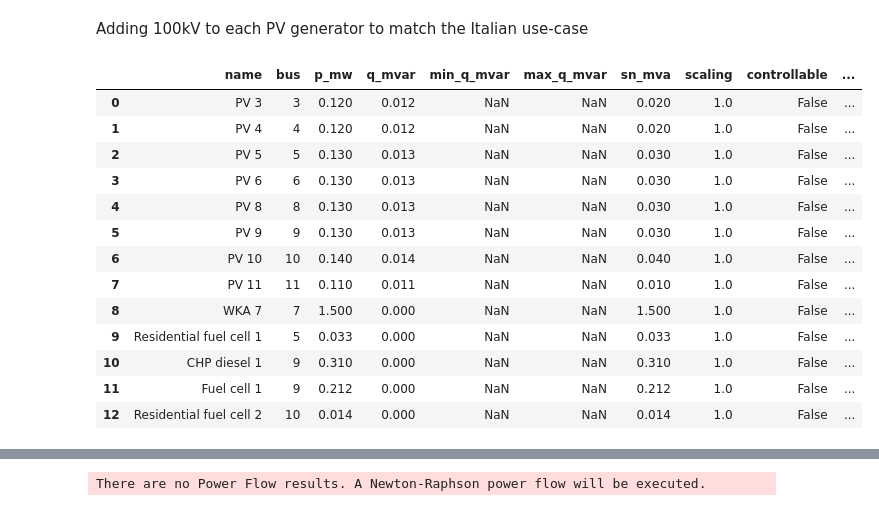
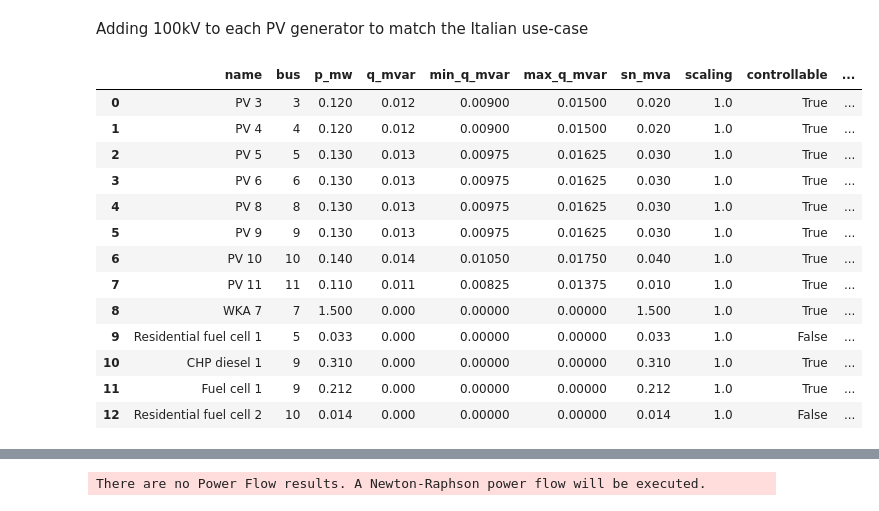
Before and after one commit to Dosclic98/pandapower-tests, a Jupyter notebook: pandapower_playground.ipynb, the cells around one changed output, grey strips where cells are left out. Cells and saved outputs as stored; diff of their text form; code cells hidden in the pictures.

Commit message:
Added bus, and generator constraints for OPF tests

```diff
--- a/pandapower_playground.ipynb
+++ b/pandapower_playground.ipynb
@@ -55,21 +55,35 @@ Adding 100kV to each PV generator to match the Italian use-case
 # %%
 for i in range(0, 8):
     if net.sgen.at[i, "p_mw"] < 0.1:
         net.sgen.at[i, "p_mw"] = net.sgen.at[i, "p_mw"] + 0.1 # Adding 0.1 MW to each PV generator
         net.sgen.at[i, "q_mvar"] = net.sgen.at[i, "p_mw"] * 0.1
+# Setting maximum active powert l
+# Setting minimum and maximum reactive power limits for all generators (needed for OPF)
+# Make all generators controllable if above 0.1 MW
+for i in range(0, 13):
+    if net.sgen.at[1, "type"] == "PV":
+        net.sgen.at[i, "min_p_mw"] = net.sgen.at[i, "p_mw"]
+        net.sgen.at[i, "max_p_mw"] = net.sgen.at[i, "p_mw"]
+    else:
+        net.sgen.at[i, "min_p_mw"] = net.sgen.at[i, "p_mw"] * 0.75
+        net.sgen.at[i, "max_p_mw"] = net.sgen.at[i, "p_mw"] * 1.25
+    net.sgen.at[i, "min_q_mvar"] = net.sgen.at[i, "q_mvar"] * 0.75
+    net.sgen.at[i, "max_q_mvar"] = net.sgen.at[i, "q_mvar"] * 1.25
+    if net.sgen.at[i, "p_mw"] >= 0.1:
+        net.sgen.at[i, "controllable"] = True
 net.sgen
 # %% [output]
 |  | name | bus | p_mw | q_mvar | min_q_mvar | max_q_mvar | sn_mva | scaling | controllable | ... |
-| 0 | PV 3 | 3 | 0.120 | 0.012 | NaN | NaN | 0.020 | 1.0 | False | ... |
-| 1 | PV 4 | 4 | 0.120 | 0.012 | NaN | NaN | 0.020 | 1.0 | False | ... |
-| 2 | PV 5 | 5 | 0.130 | 0.013 | NaN | NaN | 0.030 | 1.0 | False | ... |
-| 3 | PV 6 | 6 | 0.130 | 0.013 | NaN | NaN | 0.030 | 1.0 | False | ... |
-| 4 | PV 8 | 8 | 0.130 | 0.013 | NaN | NaN | 0.030 | 1.0 | False | ... |
-| 5 | PV 9 | 9 | 0.130 | 0.013 | NaN | NaN | 0.030 | 1.0 | False | ... |
-| 6 | PV 10 | 10 | 0.140 | 0.014 | NaN | NaN | 0.040 | 1.0 | False | ... |
-| 7 | PV 11 | 11 | 0.110 | 0.011 | NaN | NaN | 0.010 | 1.0 | False | ... |
-| 8 | WKA 7 | 7 | 1.500 | 0.000 | NaN | NaN | 1.500 | 1.0 | False | ... |
-| 9 | Residential fuel cell 1 | 5 | 0.033 | 0.000 | NaN | NaN | 0.033 | 1.0 | False | ... |
-| 10 | CHP diesel 1 | 9 | 0.310 | 0.000 | NaN | NaN | 0.310 | 1.0 | False | ... |
-| 11 | Fuel cell 1 | 9 | 0.212 | 0.000 | NaN | NaN | 0.212 | 1.0 | False | ... |
-| 12 | Residential fuel cell 2 | 10 | 0.014 | 0.000 | NaN | NaN | 0.014 | 1.0 | False | ... |
+| 0 | PV 3 | 3 | 0.120 | 0.012 | 0.00900 | 0.01500 | 0.020 | 1.0 | True | ... |
+| 1 | PV 4 | 4 | 0.120 | 0.012 | 0.00900 | 0.01500 | 0.020 | 1.0 | True | ... |
+| 2 | PV 5 | 5 | 0.130 | 0.013 | 0.00975 | 0.01625 | 0.030 | 1.0 | True | ... |
+| 3 | PV 6 | 6 | 0.130 | 0.013 | 0.00975 | 0.01625 | 0.030 | 1.0 | True | ... |
+| 4 | PV 8 | 8 | 0.130 | 0.013 | 0.00975 | 0.01625 | 0.030 | 1.0 | True | ... |
+| 5 | PV 9 | 9 | 0.130 | 0.013 | 0.00975 | 0.01625 | 0.030 | 1.0 | True | ... |
+| 6 | PV 10 | 10 | 0.140 | 0.014 | 0.01050 | 0.01750 | 0.040 | 1.0 | True | ... |
+| 7 | PV 11 | 11 | 0.110 | 0.011 | 0.00825 | 0.01375 | 0.010 | 1.0 | True | ... |
+| 8 | WKA 7 | 7 | 1.500 | 0.000 | 0.00000 | 0.00000 | 1.500 | 1.0 | True | ... |
+| 9 | Residential fuel cell 1 | 5 | 0.033 | 0.000 | 0.00000 | 0.00000 | 0.033 | 1.0 | False | ... |
+| 10 | CHP diesel 1 | 9 | 0.310 | 0.000 | 0.00000 | 0.00000 | 0.310 | 1.0 | True | ... |
+| 11 | Fuel cell 1 | 9 | 0.212 | 0.000 | 0.00000 | 0.00000 | 0.212 | 1.0 | True | ... |
+| 12 | Residential fuel cell 2 | 10 | 0.014 | 0.000 | 0.00000 | 0.00000 | 0.014 | 1.0 | False | ... |
```
Also changed, not shown: parts of 6 cells of this notebook.
